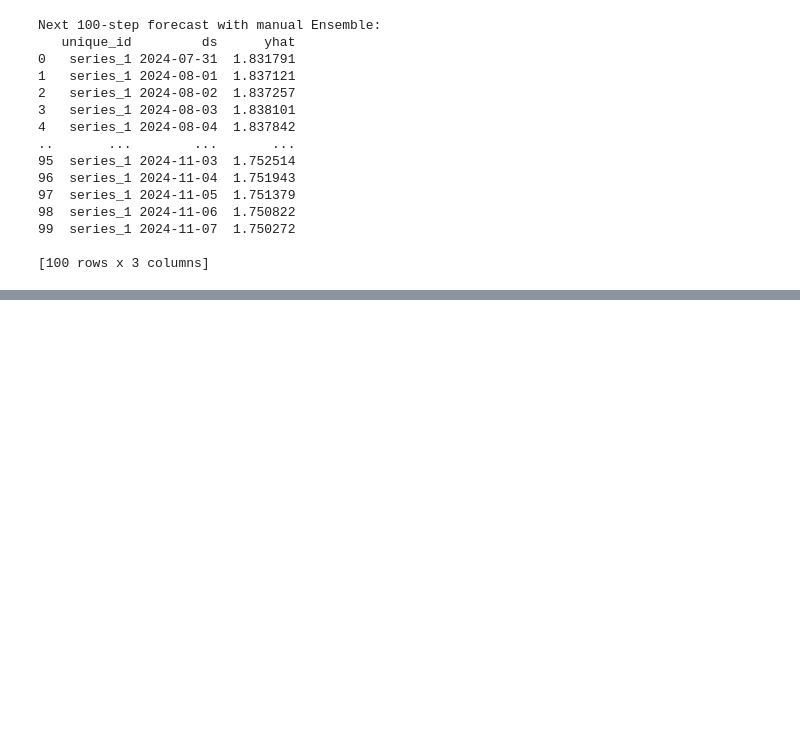
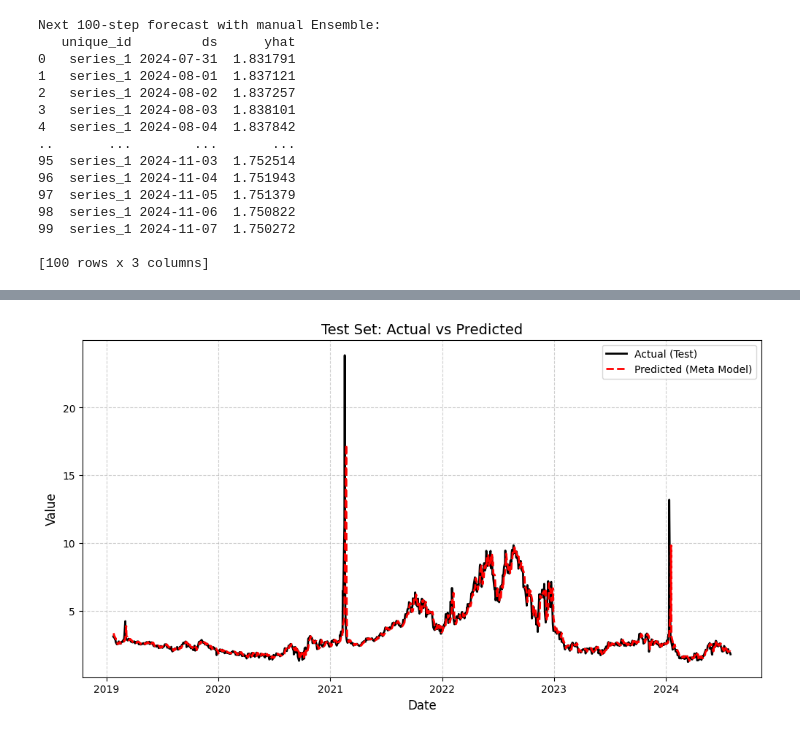
Before and after one commit to rifat01-rahman/Project-of-Python, a Jupyter notebook: States_model_ensembling.ipynb, the cells around one changed output, grey strips where cells are left out. Drawn from its saved outputs; the diff is of its cells as text; code cells hidden in the pictures; blank space fills up the shorter version.

```diff
--- a/States_model_ensembling.ipynb
+++ b/States_model_ensembling.ipynb
@@ -545,0 +564,2 @@ Next 100-step forecast with manual Ensemble:
+# %%
+df = df_sf.copy()
@@ -545,0 +614,2 @@ Next 100-step forecast with manual Ensemble:
+# %%
+model_aliases = [m.alias for m in base_models]
@@ -545,0 +747,21 @@ Next 100-step forecast with manual Ensemble:
+# %%
+# Base predictions for test
+X_base_future = base_future_preds[model_aliases].iloc[:len(test)].reset_index(drop=True)
+
+# Sliding window for lagged targets
+last_y = y_train.iloc[-optimal_lag:].tolist()
+buffer = last_y.copy()
+
+y_lag_future = []
+for i in range(len(test)):
+    # record current lag window
+    y_lag_future.append(buffer.copy())
+
+    # update sliding window with *actual* test value
+    buffer = buffer[1:] + [test['y'].iloc[i]]
+
+# Build lag DataFrame
+y_lag_future_df = pd.DataFrame(y_lag_future, columns=[f'y_lag{j+1}' for j in range(optimal_lag)])
+
+# Final meta features for test
+X_test_meta = pd.concat([X_base_future, y_lag_future_df], axis=1).reset_index(drop=True)
@@ -545,0 +777,5 @@ Next 100-step forecast with manual Ensemble:
+# %%
+# 9) Predict TEST
+# =======================
+test_preds_meta = test.copy().reset_index(drop=True)
+test_preds_meta['yhat'] = meta_model.predict(X_test_meta)
@@ -545,0 +791,16 @@ Next 100-step forecast with manual Ensemble:
+# %%
+
+plt.figure(figsize=(12,6))
+plt.plot(test_preds_meta['ds'], test_preds_meta['y'],
+         label='Actual (Test)', color='black', linewidth=2)
+plt.plot(test_preds_meta['ds'], test_preds_meta['yhat'],
+         label='Predicted (Meta Model)', color='red', linestyle='--', linewidth=2)
+
+plt.title("Test Set: Actual vs Predicted", fontsize=14)
+plt.xlabel("Date", fontsize=12)
+plt.ylabel("Value", fontsize=12)
+plt.legend()
+plt.grid(True, linestyle='--', alpha=0.6)
+plt.show()
+# %% [output]
+[figure, added]
```
Also changed, not shown: parts of 24 cells of this notebook.
